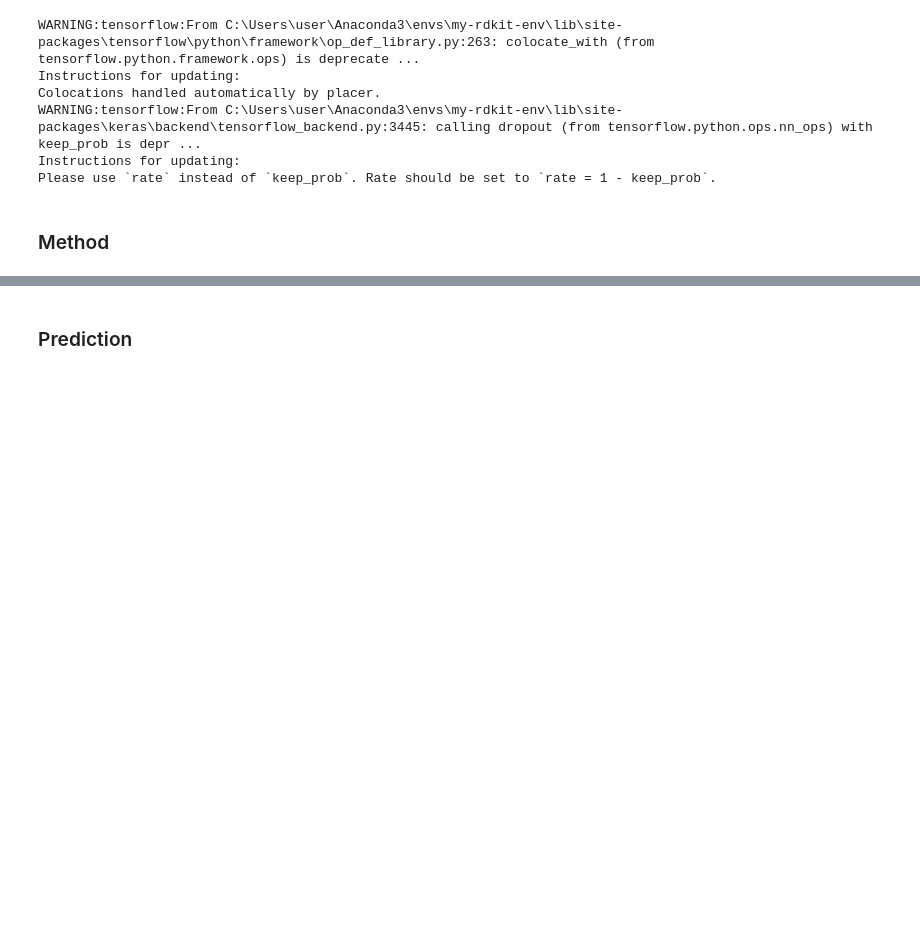
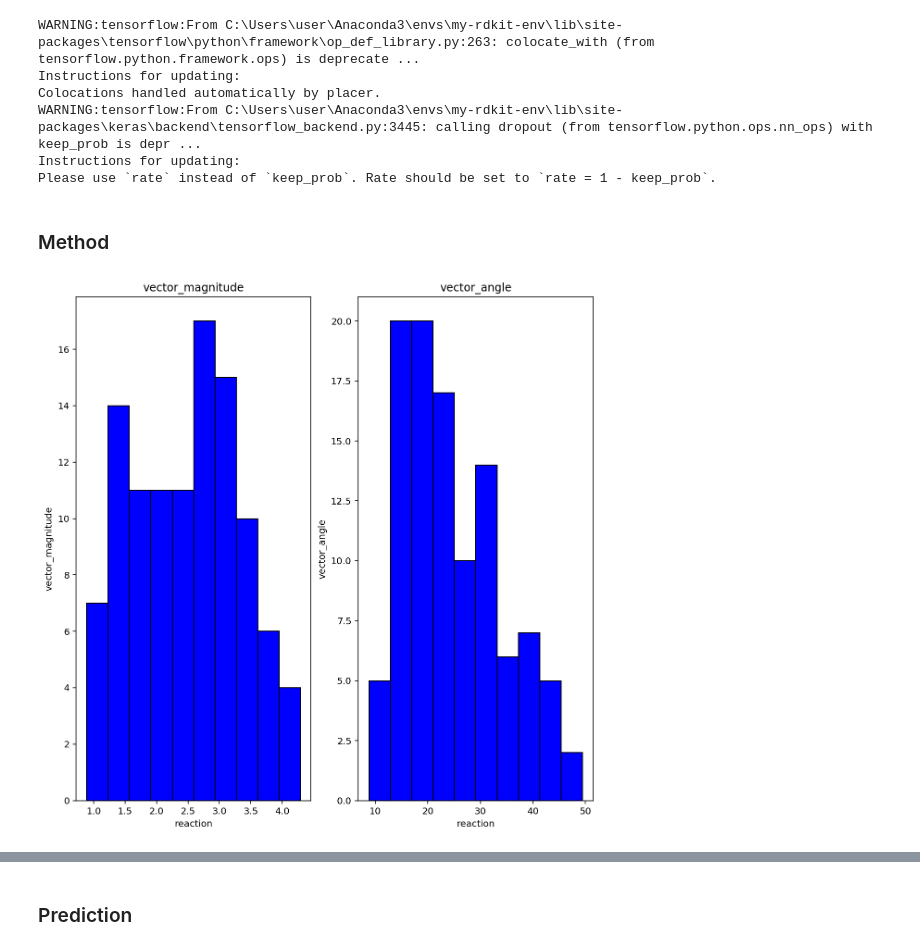
Before and after one commit to UWDIRECT-2019/DarKnight, a Jupyter notebook: darknight/important_notebooks/Avg_rxn_vec_KA.ipynb, the cells around one changed output, grey strips where cells are left out. Cells and saved outputs as stored; diff of their text form; code cells hidden in the pictures; blank space fills up the shorter version.

```diff
--- a/darknight/important_notebooks/Avg_rxn_vec_KA.ipynb
+++ b/darknight/important_notebooks/Avg_rxn_vec_KA.ipynb
@@ -111,6 +109,11 @@ path = pvecdf - rvecdf
 # %%
 # Calculate the average of path vector
 path_vec =np.array(path.mean().values)
+# %%
+# Show the distribution of magnitude and angle of each path vector
+distribution(path,rvecdf,pvecdf)
+# %% [output]
+[figure, added]
 # %%
 # Calculate the average and std deviation of magnitude of path vectors
 vector_magnitude(path)
```
Also changed, not shown: parts of 21 cells of this notebook, 5 other files.
